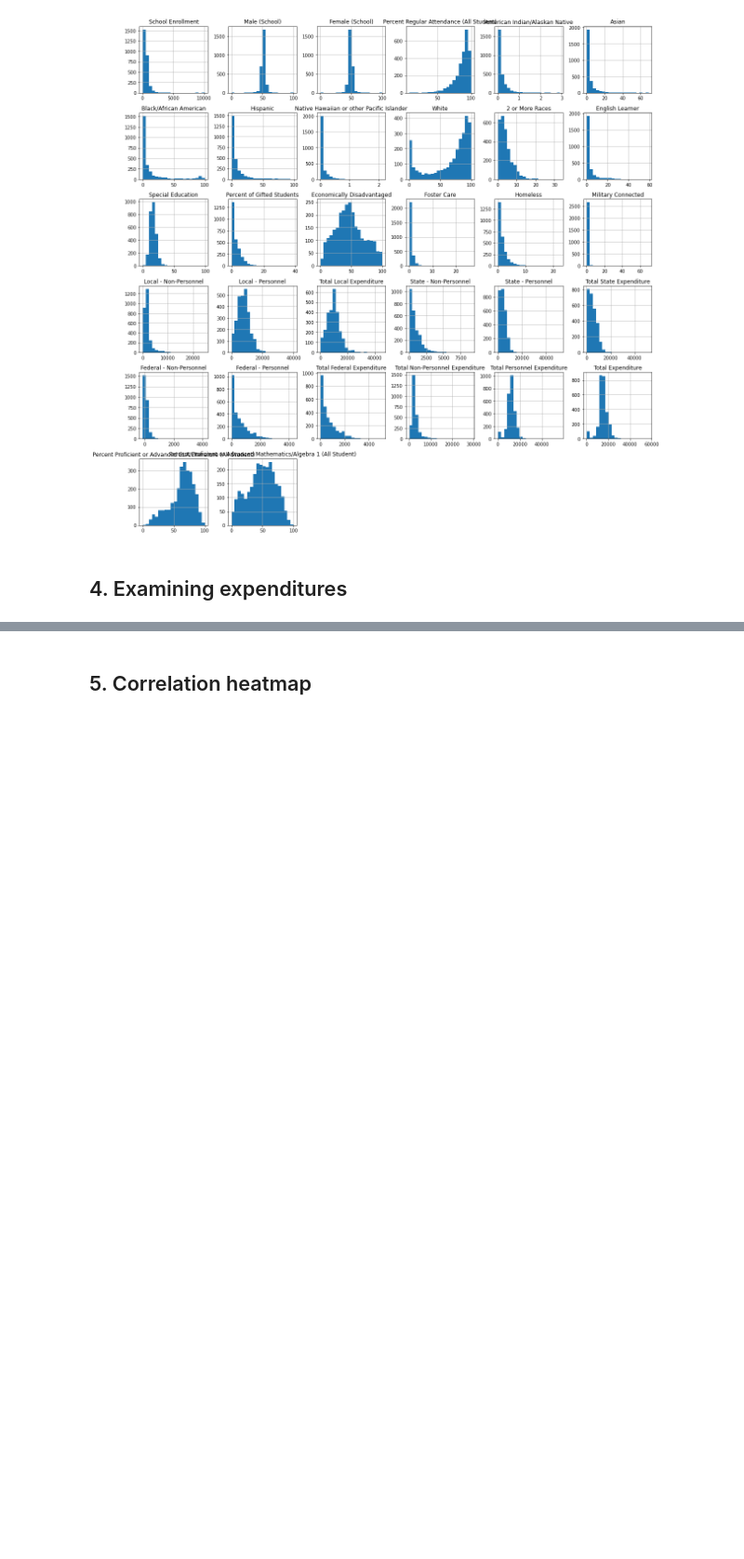
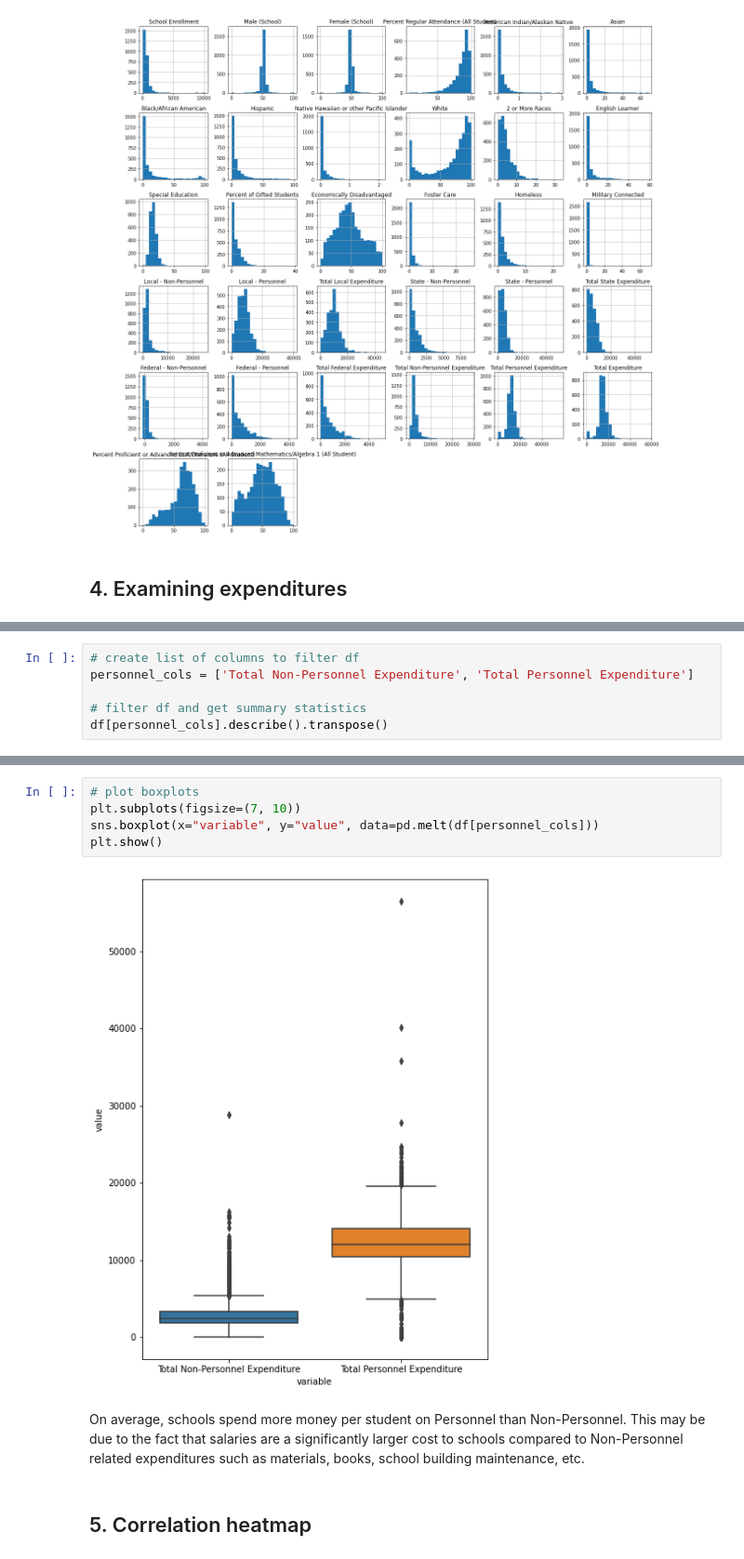
Before and after one commit to cchung106/Capstone-Three, a Jupyter notebook: Notebooks/02_EDA.ipynb, the cells around one changed output, grey strips where cells are left out. Shown: that part at 93% size. Saved outputs shown, nothing was run; the diff lists cells and outputs as text; blank space fills up the shorter version.

```diff
--- a/Notebooks/02_EDA.ipynb
+++ b/Notebooks/02_EDA.ipynb
@@ -248,0 +292,6 @@ plt.show()
+# %%
+# create list of columns to filter df
+personnel_cols = ['Total Non-Personnel Expenditure', 'Total Personnel Expenditure']
+
+# filter df and get summary statistics
+df[personnel_cols].describe().transpose()
@@ -249,3 +302,12 @@ plt.show()
+# %%
+# plot boxplots
+plt.subplots(figsize=(7, 10))
+sns.boxplot(x="variable", y="value", data=pd.melt(df[personnel_cols]))
+plt.show()
+# %% [output]
+[figure, added]
+# %% [markdown]
+On average, schools spend more money per student on Personnel than Non-Personnel. This may be due to the fact that salaries are a significantly larger cost to schools compared to Non-Personnel related expenditures such as materials, books, school building maintenance, etc.
 # %% [markdown]
 ## 5. Correlation heatmap
 # %%
```
Also changed, not shown: parts of 13 cells of this notebook.
